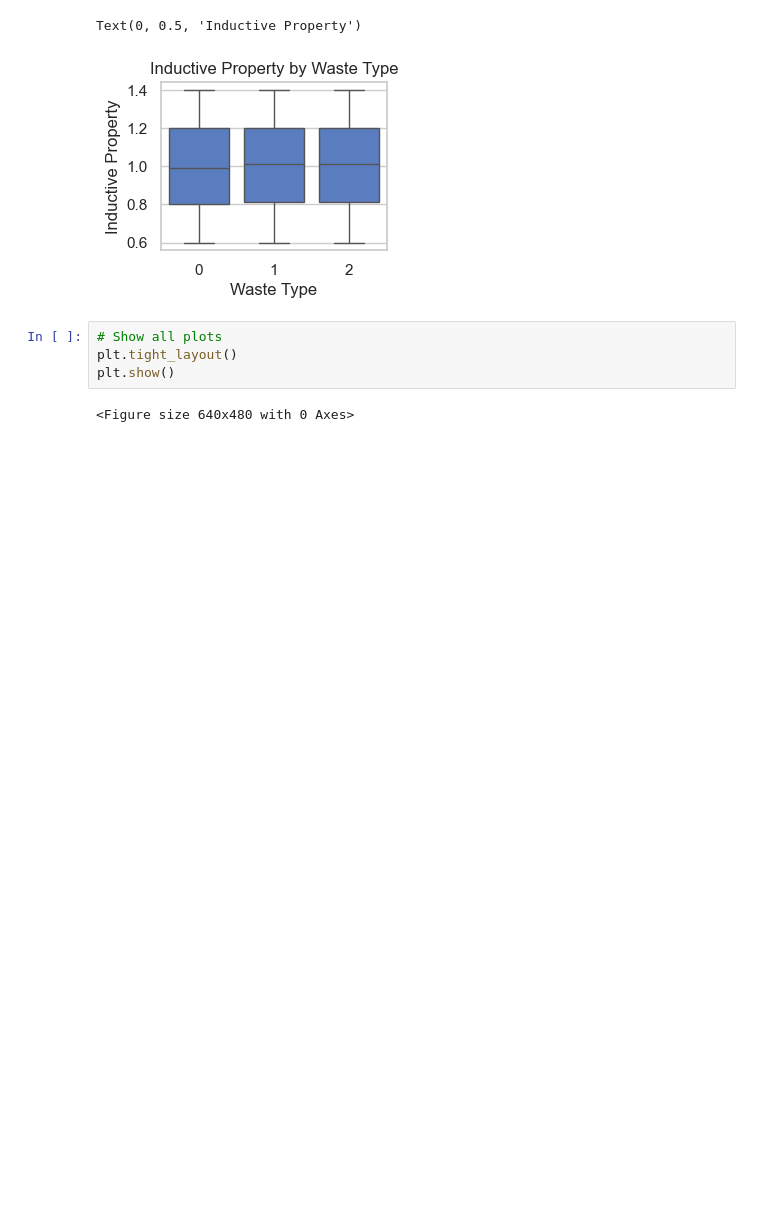
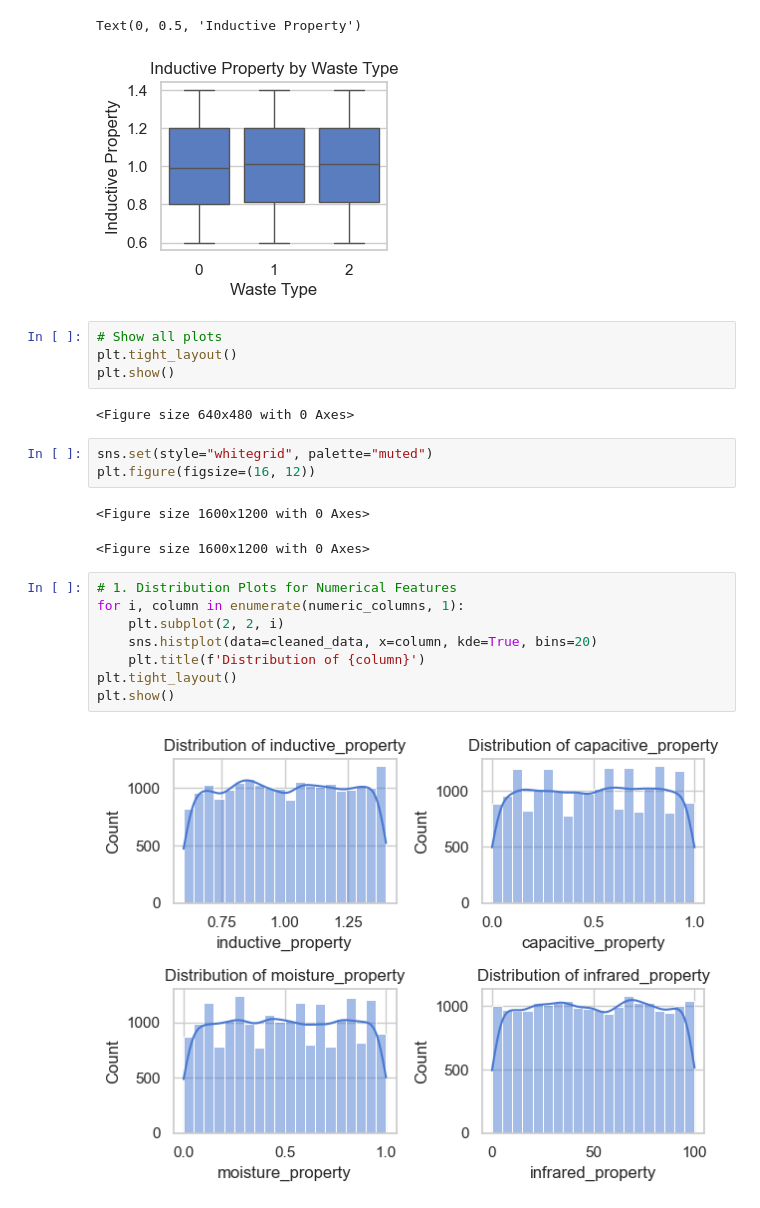
Before and after one commit to AtharvaDomale/Waste_Management_Project, a Jupyter notebook: main.ipynb, the cells around one changed output. Drawn from its saved outputs; the diff is of its cells as text; blank space fills up the shorter version.

Commit message:
changes, more plots added

```diff
--- a/main.ipynb
+++ b/main.ipynb
@@ -160,3 +160,19 @@ plt.tight_layout()
 plt.show()
 # %% [output]
 <Figure size 640x480 with 0 Axes>
+# %%
+sns.set(style="whitegrid", palette="muted")
+plt.figure(figsize=(16, 12))
+# %% [output]
+<Figure size 1600x1200 with 0 Axes>
+<Figure size 1600x1200 with 0 Axes>
+# %%
+# 1. Distribution Plots for Numerical Features
+for i, column in enumerate(numeric_columns, 1):
+    plt.subplot(2, 2, i)
+    sns.histplot(data=cleaned_data, x=column, kde=True, bins=20)
+    plt.title(f'Distribution of {column}')
+plt.tight_layout()
+plt.show()
+# %% [output]
+[figure, added]
```
Also changed, not shown: parts of 7 cells of this notebook.
